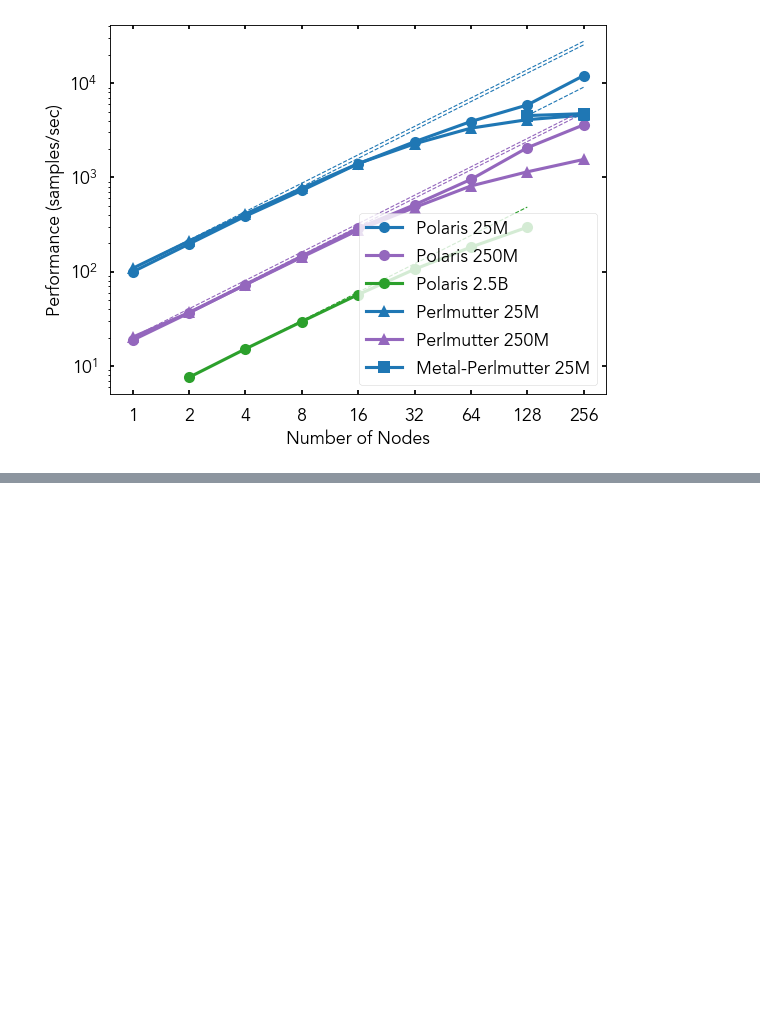
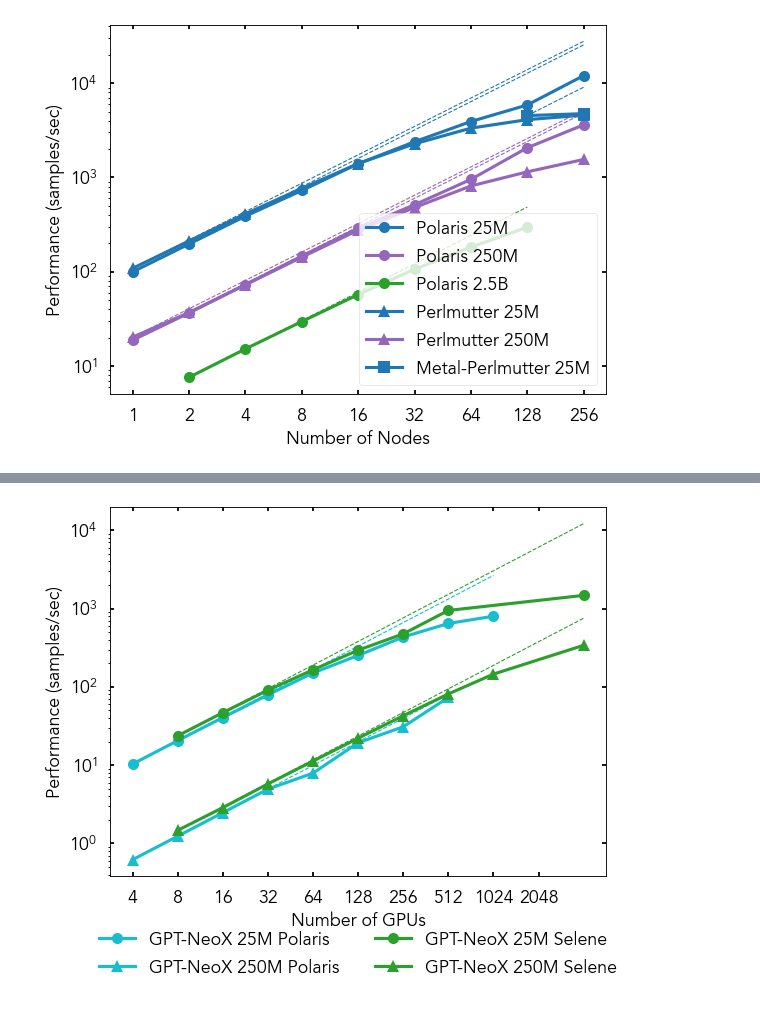
Before and after one commit to ramanathanlab/genslm, a Jupyter notebook: examples/perlmutter/study-perf/perf_scaling.ipynb, the cells around one changed output, grey strips where cells are left out. Saved outputs shown, nothing was run; the diff lists cells and outputs as text; code cells hidden in the pictures; blank space fills up the shorter version.

```diff
--- a/examples/perlmutter/study-perf/perf_scaling.ipynb
+++ b/examples/perlmutter/study-perf/perf_scaling.ipynb
@@ -222,0 +350,39 @@ plt.show()
+# %%
+experiments = {
+    "GPT-NeoX 25M Polaris": {
+        "color": "tab:cyan",
+        "marker": "o",
+        "gpus": [4 * x for x in [1.0, 2.0, 4.0, 8.0, 16.0, 32.0, 64.0, 128.0, 256.0]],
+        "nodes": [1.0, 2.0, 4.0, 8.0, 16.0, 32.0, 64.0, 128.0, 256.0],
+        "thoughputs": [10.366, 20.632, 40.574, 79.055, 150.840, 252.487, 433.894, 645.948, 799.165],
+    },
+    "GPT-NeoX 250M Polaris": {
+        "color": "tab:cyan",
+        "marker": "^",
+        "gpus": [4 *x for x in [1.0, 2.0, 4.0, 8.0, 16.0, 32.0, 64.0, 128.0]],
+        "nodes": [1.0, 2.0, 4.0, 8.0, 16.0, 32.0, 64.0, 128.0],
+        "thoughputs": [0.622, 1.24,  2.478, 4.946, 7.927, 19.350, 30.969, 73.315],
+    },
+    "GPT-NeoX 25M Selene": {
+        "color": "tab:green",
+        "marker": "o",
+        "gpus": [8*x for x in [1.0, 2.0, 4.0, 8.0, 16.0, 32, 64, 512]],
+        "nodes": [1.0, 2.0, 4.0, 8.0, 16.0, 32, 64, 512],
+        "thoughputs": [23.793, 46.968, 90.845, 165.455, 294.786, 476.220, 947.441, 1476.017]
+    },
+    "GPT-NeoX 250M Selene": {
+        "color": "tab:green",
+        "marker": "^",
+        "gpus": [8*x for x in [1.0, 2.0, 4.0, 8.0, 16, 32, 64, 128, 512]],
+        "nodes": [1.0, 2.0, 4.0, 8.0, 16, 32, 64, 128, 512],
+        "thoughputs": [1.474, 2.872, 5.769, 11.290, 22.114, 42.87, 81.265, 145.607, 339.703]
+    }
+}
+
+node_range = [4*x for x in [1, 2, 4, 8, 16, 32, 64, 128, 256, 512]]
+
+plot_scaling_performance_gpus(experiments, node_range)
+save_fig("figures/polaris-and-selene-gptneox-scaling_10240.png")
+plt.show()
+# %% [output]
+[figure, added]
```
Also changed, not shown: parts of 4 cells of this notebook, 3 other files.
